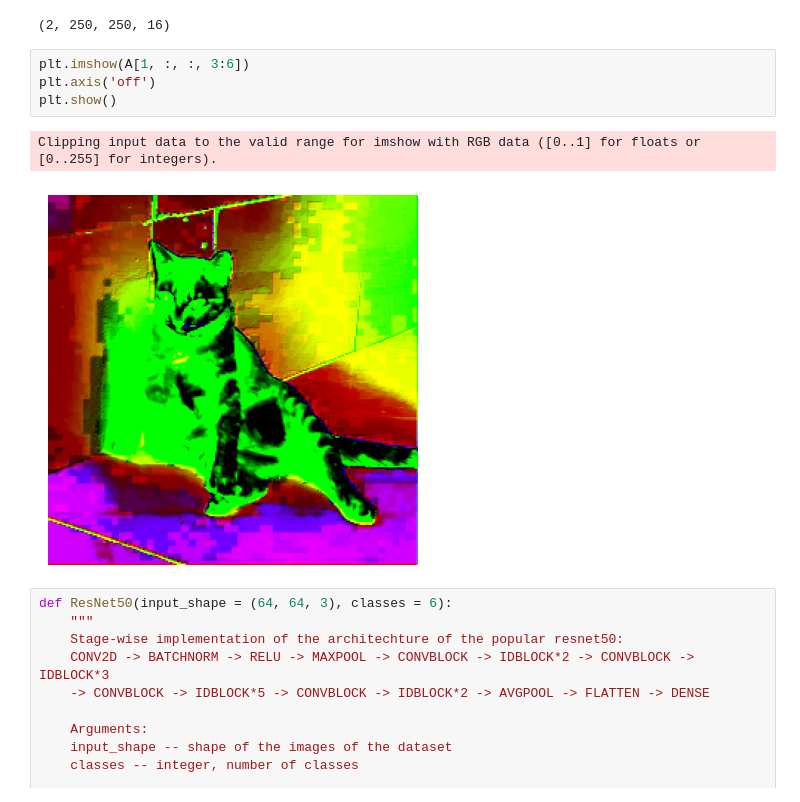
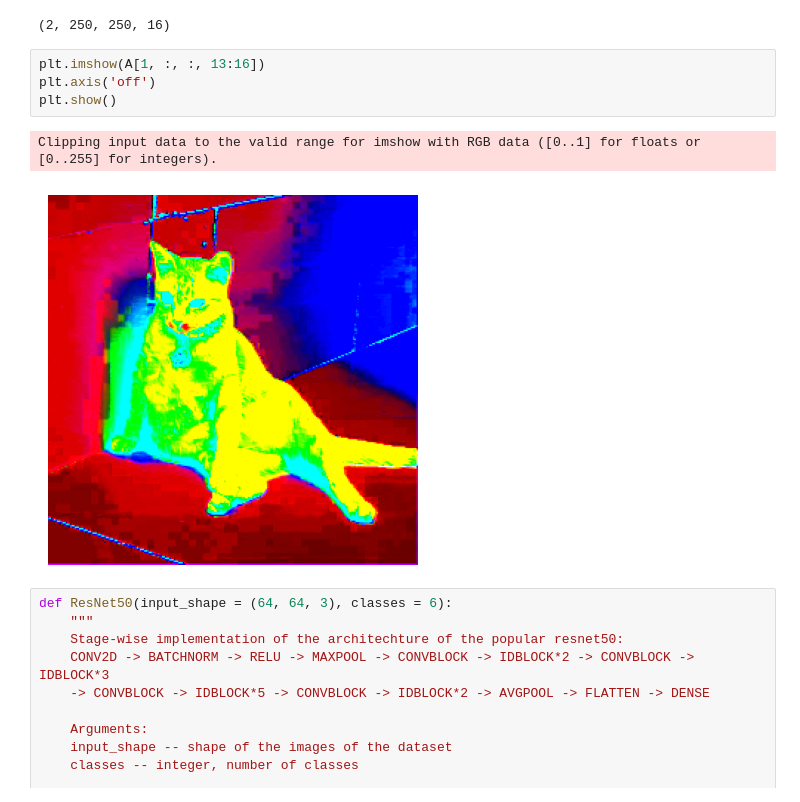
Before and after one commit to NgtNhat-131101/ResNet, a Jupyter notebook: resnetmodel.ipynb, the cells around one changed output. Drawn from its saved outputs; the diff is of its cells as text.

```diff
--- a/resnetmodel.ipynb
+++ b/resnetmodel.ipynb
@@ -161,12 +157,12 @@ print(A.shape)
 # %% [output]
 (2, 250, 250, 16)
 # %%
-plt.imshow(A[1, :, :, 3:6])
+plt.imshow(A[1, :, :, 13:16])
 plt.axis('off')
 plt.show()
 # %% [output]
 Clipping input data to the valid range for imshow with RGB data ([0..1] for floats or [0..255] for integers).
-[figure, old version]
+[figure, new version]
 # %%
 def ResNet50(input_shape = (64, 64, 3), classes = 6):
     """
```
Also changed, not shown: parts of 2 cells of this notebook.
